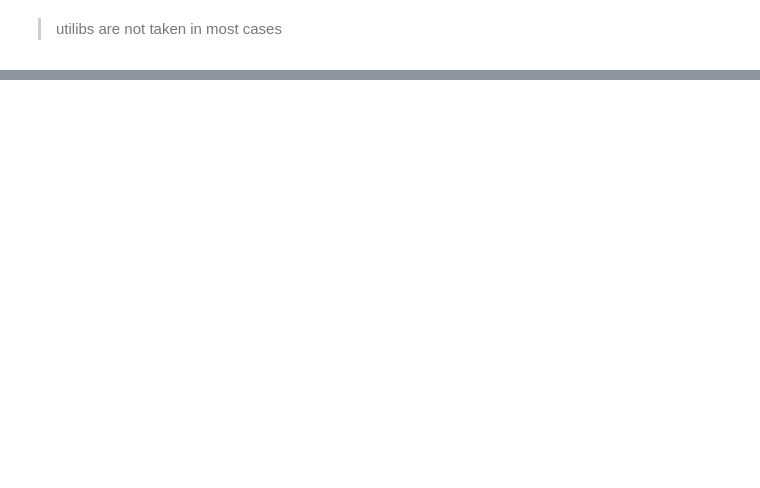
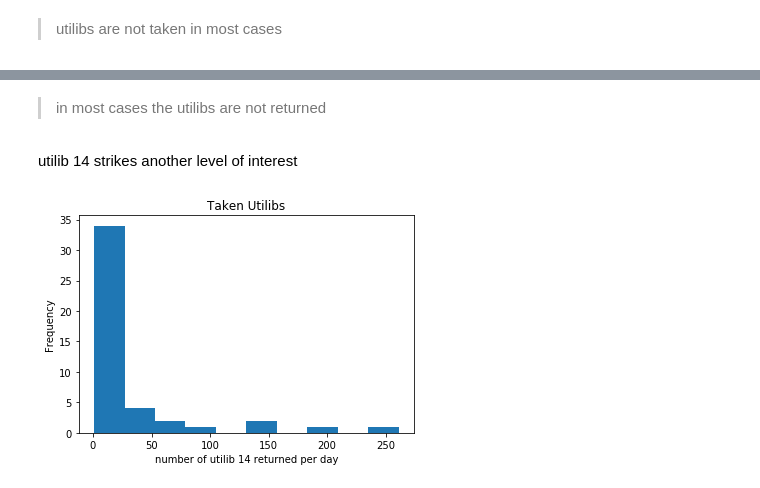
Before and after one commit to victoriousvictor42/electic-car, a Jupyter notebook: Autolib.ipynb, the cells around one changed output, grey strips where cells are left out. Drawn from its saved outputs; the diff is of its cells as text; code cells hidden in the pictures; blank space fills up the shorter version.

```diff
--- a/Autolib.ipynb
+++ b/Autolib.ipynb
@@ -407,0 +403,14 @@ Name: date, Length: 156, dtype: int64
+# %% [markdown]
+
+
+> in most cases the utilibs are not returned
+# %% [markdown]
+utilib 14 strikes another level of interest
+# %%
+sample1.utilib_14_taken_sum.value_counts().plot.hist()
+plt.xlabel('number of utilib 14 returned per day')
+plt.ylabel('Frequency')
+plt.title('Taken Utilibs')
+plt.show()
+# %% [output]
+[figure, added]
```
Also changed, not shown: parts of 70 cells of this notebook.
